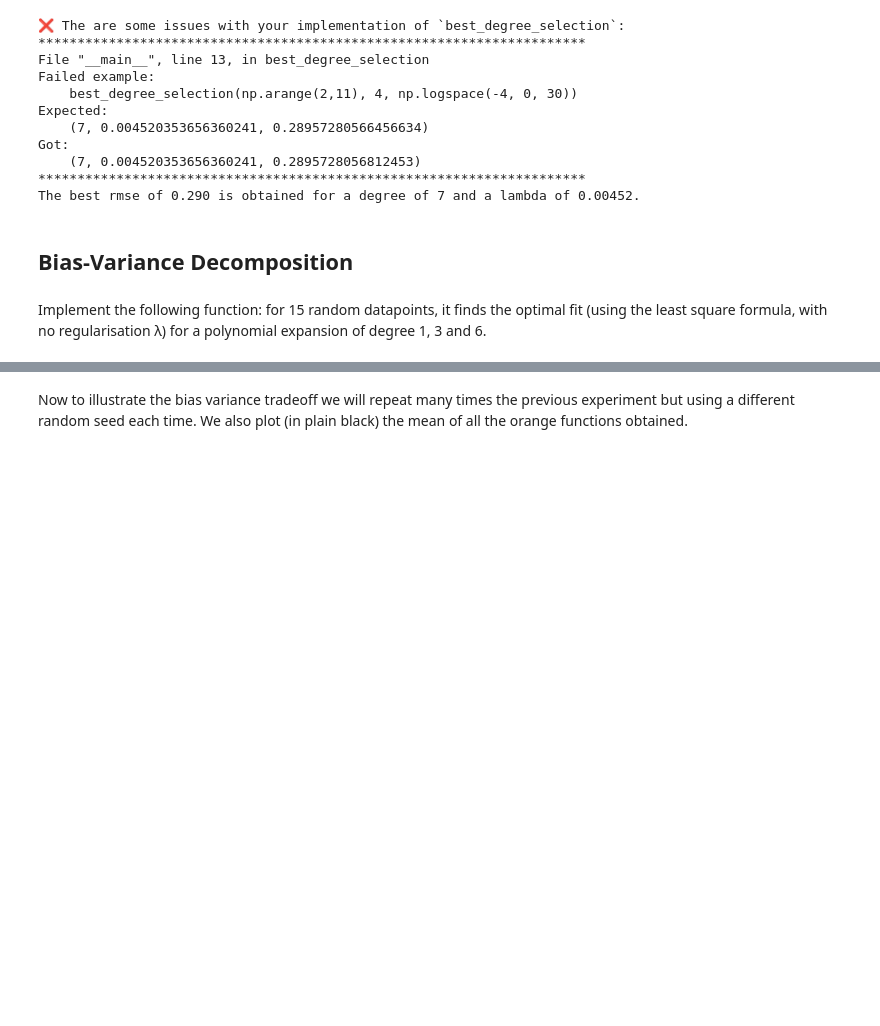
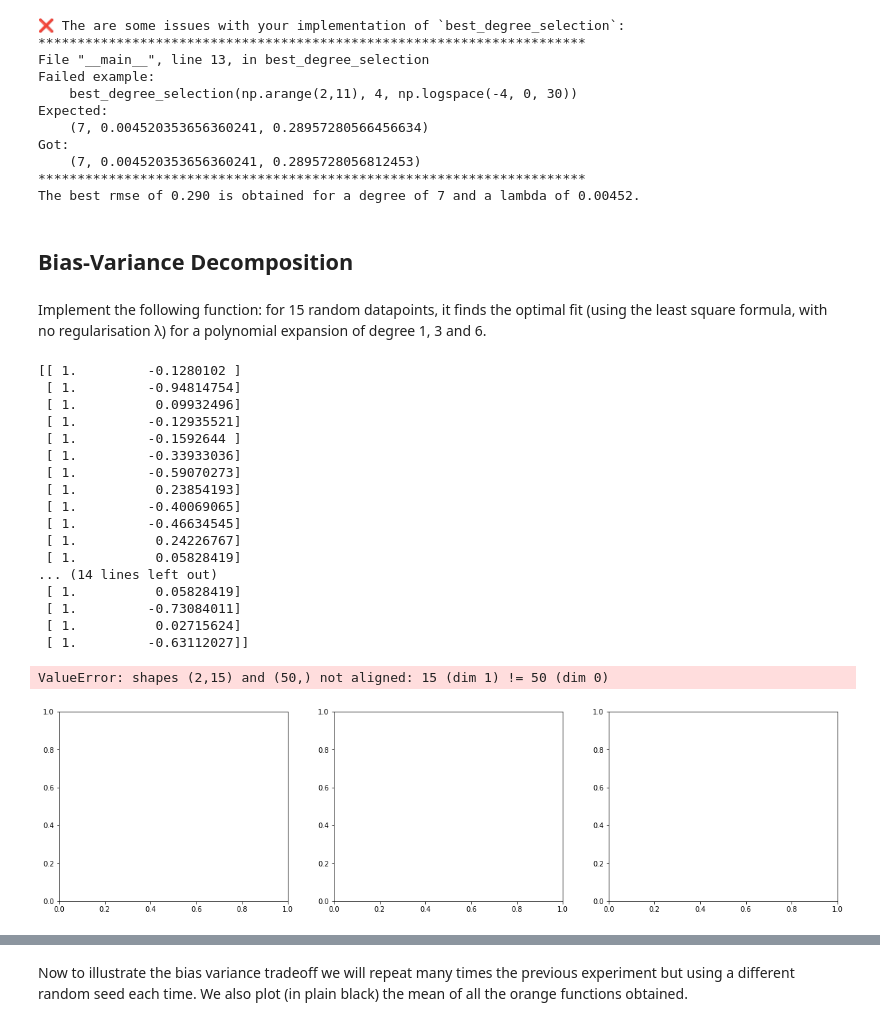
Before and after one commit to cojre/ML_course, a Jupyter notebook: labs/ex04/homework/ex04.ipynb, the cells around one changed output, grey strips where cells are left out. Cells and saved outputs as stored; diff of their text form; code cells hidden in the pictures; blank space fills up the shorter version.

```diff
--- a/labs/ex04/homework/ex04.ipynb
+++ b/labs/ex04/homework/ex04.ipynb
@@ -262,35 +262,56 @@ Implement the following function: for 15 random datapoints, it finds the optimal
 # %%
 from least_squares import least_squares
 
 def bias_variance_one_seed(sigma, degrees, seed):
     """One run of the optimal fit for 15 random points and different polynomial expansion degrees.
 
     Args:
         sigma: scalar, noise variance
         degrees: shape = (3,), 3 different degrees to consider
         seed: integer, random see
     Returns:
     """
 
 
     # we will generate 15 random datapoints from the [-1, 1] uniform distribuion
     num_data = 15
     np.random.seed(seed)  # set random seed for reproducibility
     xs = np.random.uniform(-1, 1, num_data)
     # the outputs will be f_star(x) + some random gaussian noise of variance sigma**2
     ys = f_star(xs) + sigma * np.random.randn(num_data).T
 
     fig, axs = plt.subplots(1, 3, figsize = (20, 5))
     for index_degree, degree in enumerate(degrees):
-        # ***************************************************
-        # INSERT YOUR CODE HERE
-        # ***************************************************
-
+        #w, mse = least_squares(ys, np.c_[np.ones(len(xs)), xs])
+        phi = build_poly(xs, degree)
+        w, mse = least_squares(y, phi)
+        plot_poly(xs, ys, w, degree, axs[index_degree], alpha = 0.3)
+        plot_f(w, degree, axs[index_degree], label = None)
         plot_fstar(axs[index_degree])
         axs[index_degree].legend()
     plt.show()
 
 bias_variance_one_seed(0.1, [1, 3, 6], seed = 2)
+# %% [output]
+[[ 1.         -0.1280102 ]
+ [ 1.         -0.94814754]
+ [ 1.          0.09932496]
+ [ 1.         -0.12935521]
+ [ 1.         -0.1592644 ]
+ [ 1.         -0.33933036]
+ [ 1.         -0.59070273]
+ [ 1.          0.23854193]
+ [ 1.         -0.40069065]
+ [ 1.         -0.46634545]
+ [ 1.          0.24226767]
+ [ 1.          0.05828419]
+... (14 lines left out)
+ [ 1.          0.05828419]
+ [ 1.         -0.73084011]
+ [ 1.          0.02715624]
+ [ 1.         -0.63112027]]
+ValueError: shapes (2,15) and (50,) not aligned: 15 (dim 1) != 50 (dim 0)
+[figure, added]
 # %% [markdown]
 Your output should ressemble (for seed = 2) to this:
 ![alt text](bias_variance_one_run.png)
```
Also changed, not shown: 13 other files.
